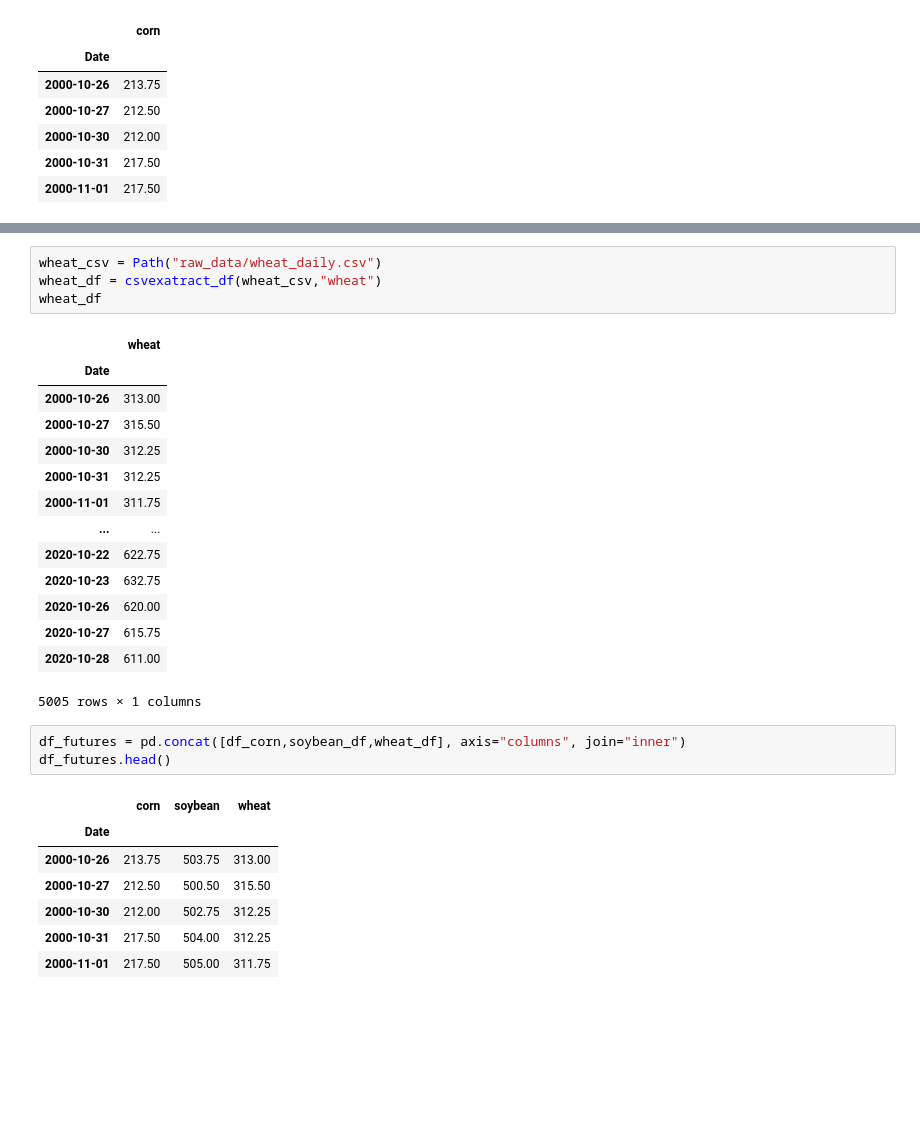
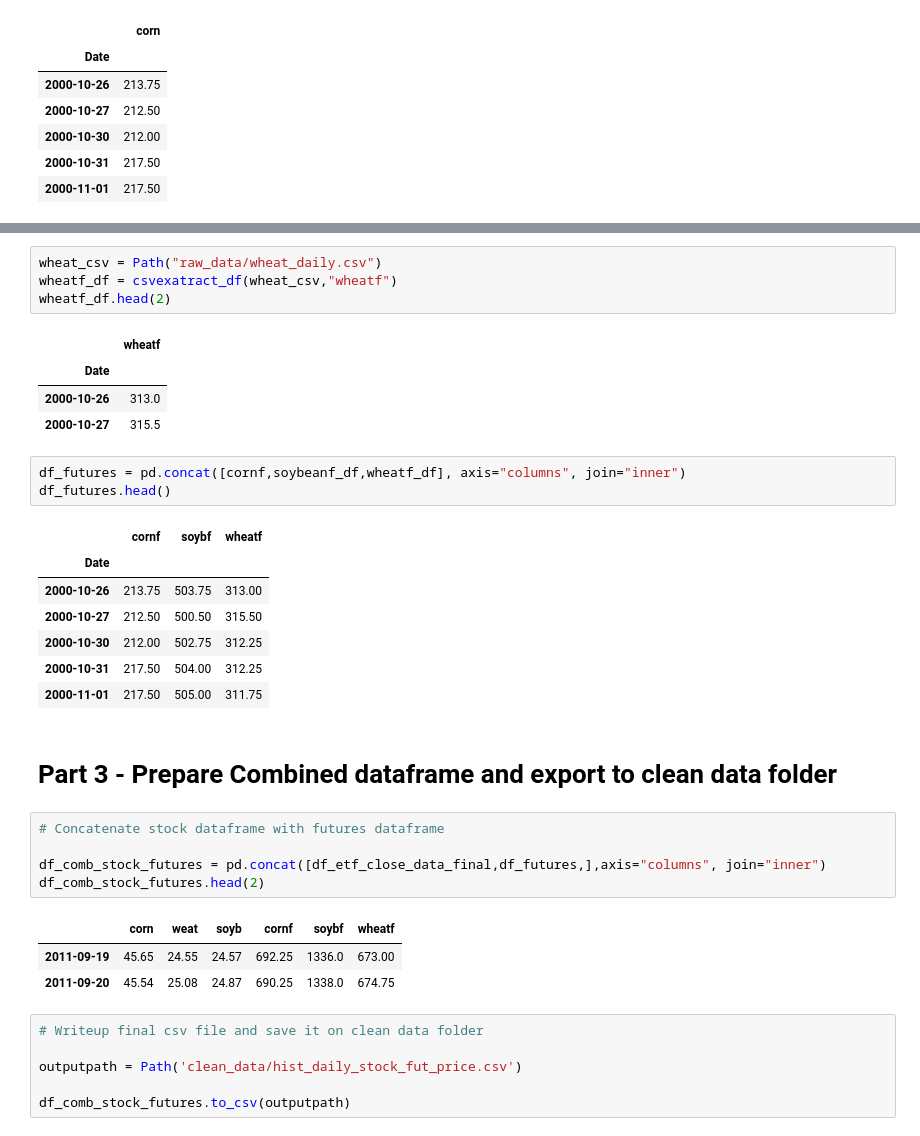
Before and after one commit to stew1922/data_farming, a Jupyter notebook: data/prices.ipynb, the cells around one changed output, grey strips where cells are left out. Drawn from its saved outputs; the diff is of its cells as text; blank space fills up the shorter version.

Commit message:
combined fut and stock data clean

```diff
--- a/data/prices.ipynb
+++ b/data/prices.ipynb
@@ -159,30 +257,37 @@ soybean_df
 # %%
 wheat_csv = Path("raw_data/wheat_daily.csv")
-wheat_df = csvexatract_df(wheat_csv,"wheat")
-wheat_df
+wheatf_df = csvexatract_df(wheat_csv,"wheatf")
+wheatf_df.head(2)
 # %% [output]
-|  | wheat |
+|  | wheatf |
 | Date |  |
-| 2000-10-26 | 313.00 |
-| 2000-10-27 | 315.50 |
-| 2000-10-30 | 312.25 |
-| 2000-10-31 | 312.25 |
-| 2000-11-01 | 311.75 |
-| ... | ... |
-| 2020-10-22 | 622.75 |
-| 2020-10-23 | 632.75 |
-| 2020-10-26 | 620.00 |
-| 2020-10-27 | 615.75 |
-| 2020-10-28 | 611.00 |
+| 2000-10-26 | 313.0 |
+| 2000-10-27 | 315.5 |
-5005 rows × 1 columns
 # %%
-df_futures = pd.concat([df_corn,soybean_df,wheat_df], axis="columns", join="inner")
+df_futures = pd.concat([cornf,soybeanf_df,wheatf_df], axis="columns", join="inner")
 df_futures.head()
 # %% [output]
-|  | corn | soybean | wheat |
+|  | cornf | soybf | wheatf |
 | Date |  |  |  |
 | 2000-10-26 | 213.75 | 503.75 | 313.00 |
 | 2000-10-27 | 212.50 | 500.50 | 315.50 |
 | 2000-10-30 | 212.00 | 502.75 | 312.25 |
 | 2000-10-31 | 217.50 | 504.00 | 312.25 |
 | 2000-11-01 | 217.50 | 505.00 | 311.75 |
+# %% [markdown]
+# Part 3 - Prepare Combined dataframe and export to clean data folder
+# %%
+# Concatenate stock dataframe with futures dataframe
+
+df_comb_stock_futures = pd.concat([df_etf_close_data_final,df_futures,],axis="columns", join="inner")
+df_comb_stock_futures.head(2)
+# %% [output]
+|  | corn | weat | soyb | cornf | soybf | wheatf |
+| 2011-09-19 | 45.65 | 24.55 | 24.57 | 692.25 | 1336.0 | 673.00 |
+| 2011-09-20 | 45.54 | 25.08 | 24.87 | 690.25 | 1338.0 | 674.75 |
+# %%
+# Writeup final csv file and save it on clean data folder
+
+outputpath = Path('clean_data/hist_daily_stock_fut_price.csv')
+
+df_comb_stock_futures.to_csv(outputpath)
```
Also changed, not shown: parts of 13 cells of this notebook, 1 other file.
